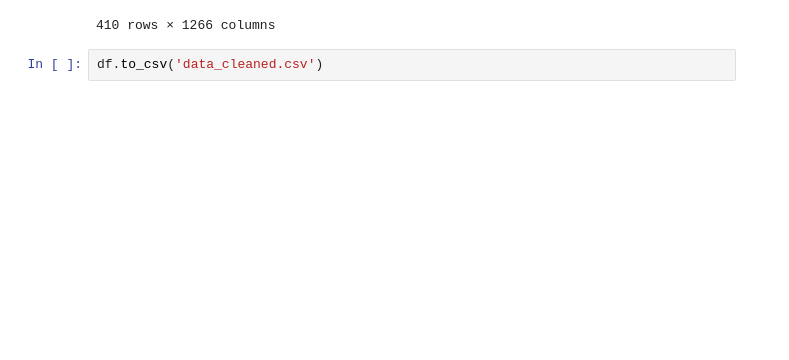
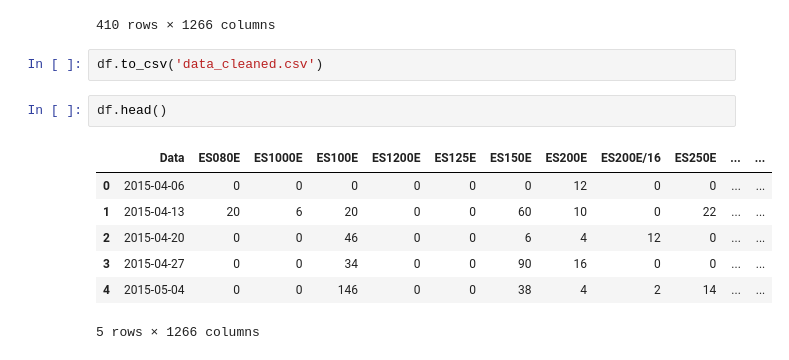
Before and after one commit to M-Kacprowicz/forecasting-tool, a Jupyter notebook: date_changing.ipynb, the cells around one changed output. Saved outputs shown, nothing was run; the diff lists cells and outputs as text; blank space fills up the shorter version.

```diff
--- a/date_changing.ipynb
+++ b/date_changing.ipynb
@@ -76,3 +76,13 @@ df
 410 rows × 1266 columns
 # %%
 df.to_csv('data_cleaned.csv')
+# %%
+df.head()
+# %% [output]
+|  | Data | ES080E | ES1000E | ES100E | ES1200E | ES125E | ES150E | ES200E | ES200E/16 | ES250E | ... | ... |
+| 0 | 2015-04-06 | 0 | 0 | 0 | 0 | 0 | 0 | 12 | 0 | 0 | ... | ... |
+| 1 | 2015-04-13 | 20 | 6 | 20 | 0 | 0 | 60 | 10 | 0 | 22 | ... | ... |
+| 2 | 2015-04-20 | 0 | 0 | 46 | 0 | 0 | 6 | 4 | 12 | 0 | ... | ... |
+| 3 | 2015-04-27 | 0 | 0 | 34 | 0 | 0 | 90 | 16 | 0 | 0 | ... | ... |
+| 4 | 2015-05-04 | 0 | 0 | 146 | 0 | 0 | 38 | 4 | 2 | 14 | ... | ... |
+5 rows × 1266 columns
```
Also changed, not shown: 3 other files.
